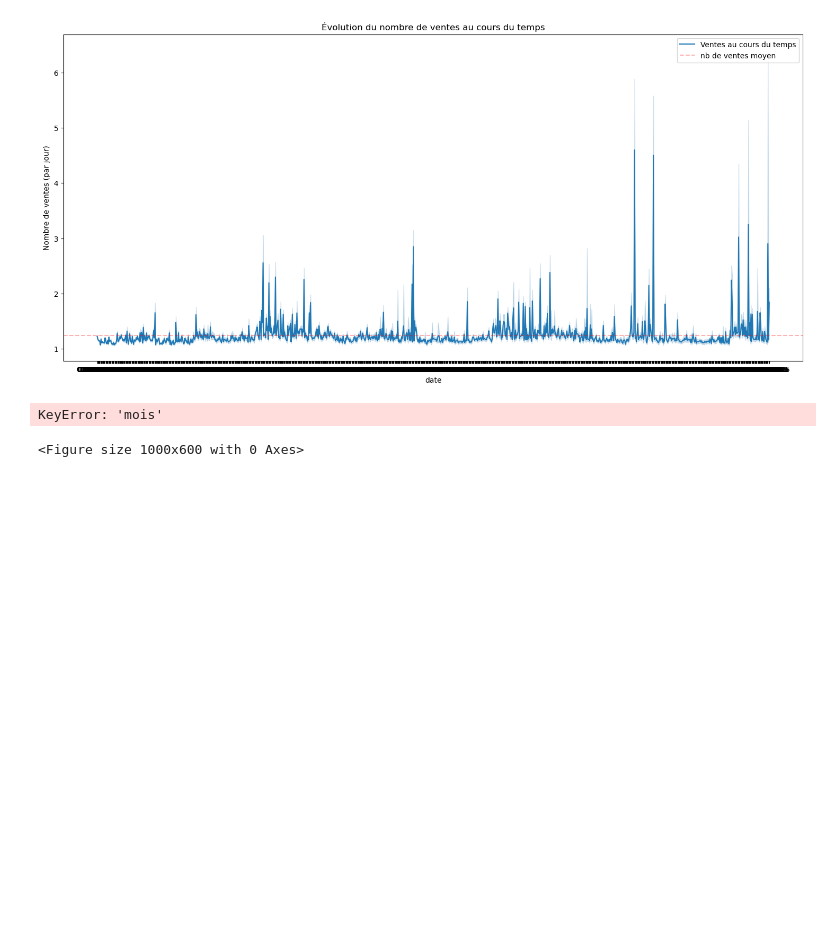
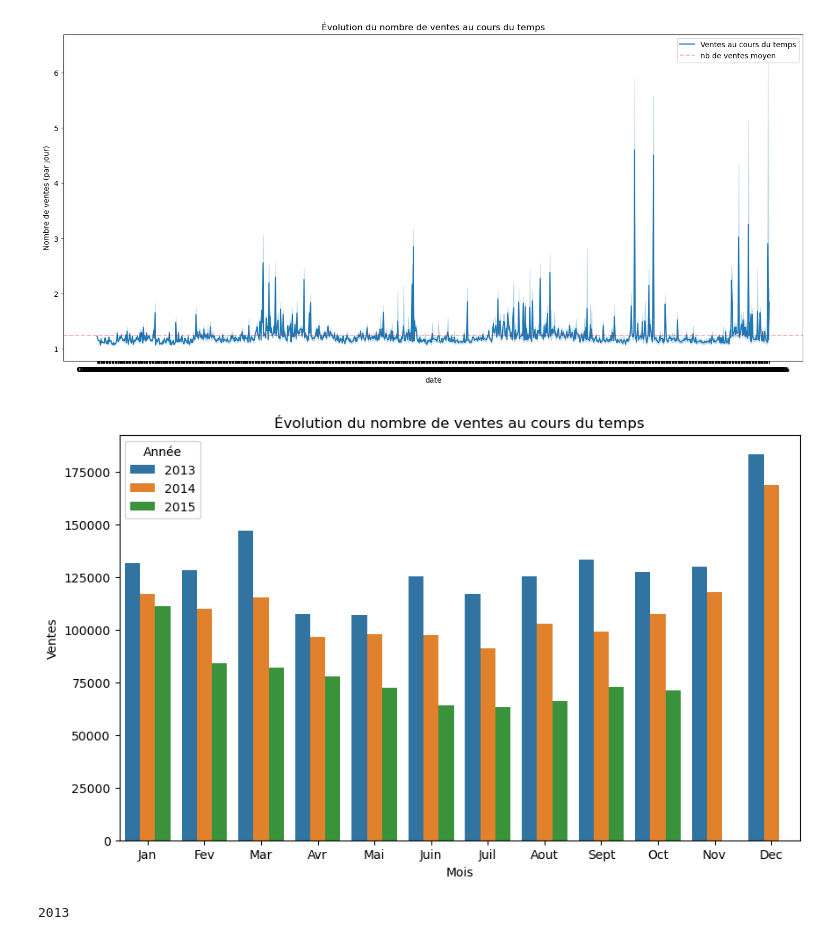
Before and after one commit to AugustinCablant/Learning-ML, a Jupyter notebook: Projects/Predict_futur_sales.ipynb, the cells around one changed output. Saved outputs shown, nothing was run; the diff lists cells and outputs as text; code cells hidden in the pictures; blank space fills up the shorter version.

```diff
--- a/Projects/Predict_futur_sales.ipynb
+++ b/Projects/Predict_futur_sales.ipynb
@@ -49,2 +60,2 @@ df_train['date'][0]
 # %%
-df_train['date'] = pd.to_datetime(df_train['date'], format='d.%m.%Y')
+df_train['date'] = pd.to_datetime(df_train['date'], format='%d.%m.%Y')
@@ -66,15 +75,31 @@ plt.show()
 # %%
 df_train['year'] = df_train['date'].dt.year
 df_train['mois'] = df_train['date'].dt.month
 ventes_par_mois = df_train.groupby(['year', 'mois'])['item_cnt_day'].sum()
+ventes_par_mois = ventes_par_mois.reset_index()
 
 plt.figure(figsize=(10, 6))
-plt.bar(ventes_par_mois['mois'], ventes_par_mois['item_cnt_day'])
+sns.barplot(x='mois', y='item_cnt_day', hue='year', data=ventes_par_mois)
+
+# Renommer les étiquettes du mois
+mois_labels = ['Jan', 'Fev', 'Mar', 'Avr', 'Mai', 'Juin', 'Juil', 'Aout', 'Sept', 'Oct', 'Nov', 'Dec']
+plt.xticks(range(12), mois_labels)
+
 plt.xlabel('Mois')
 plt.ylabel('Ventes')
 plt.title('Évolution du nombre de ventes au cours du temps')
-plt.xticks(range(1, 13), ['Jan', 'Fev', 'Mar', 'Avr', 'Mai', 'Juin', 'Juil', 'Aout', 'Sept', 'Oct', 'Nov', 'Dec'])
+plt.legend(title='Année', loc='upper left')
 plt.show()
 # %% [output]
-KeyError: 'mois'
-<Figure size 1000x600 with 0 Axes>
+[figure, added]
+# %%
+ventes_par_mois = df_train.groupby(['year', 'mois'])['item_cnt_day'].sum()
+ventes_par_mois['mois'] = 0
+ventes_par_mois['annee'] = 0
+for tup in tqdm(ventes_par_mois.index.to_list()):
+    ventes_par_mois['annee'][i] = tup[0]
+    ventes_par_mois['mois'][i] = tup[1]
+
+ventes_par_mois = ventes_par_mois.reset_index()
+# %% [output]
+2013
```
Also changed, not shown: parts of 3 cells of this notebook, 1 other file.
